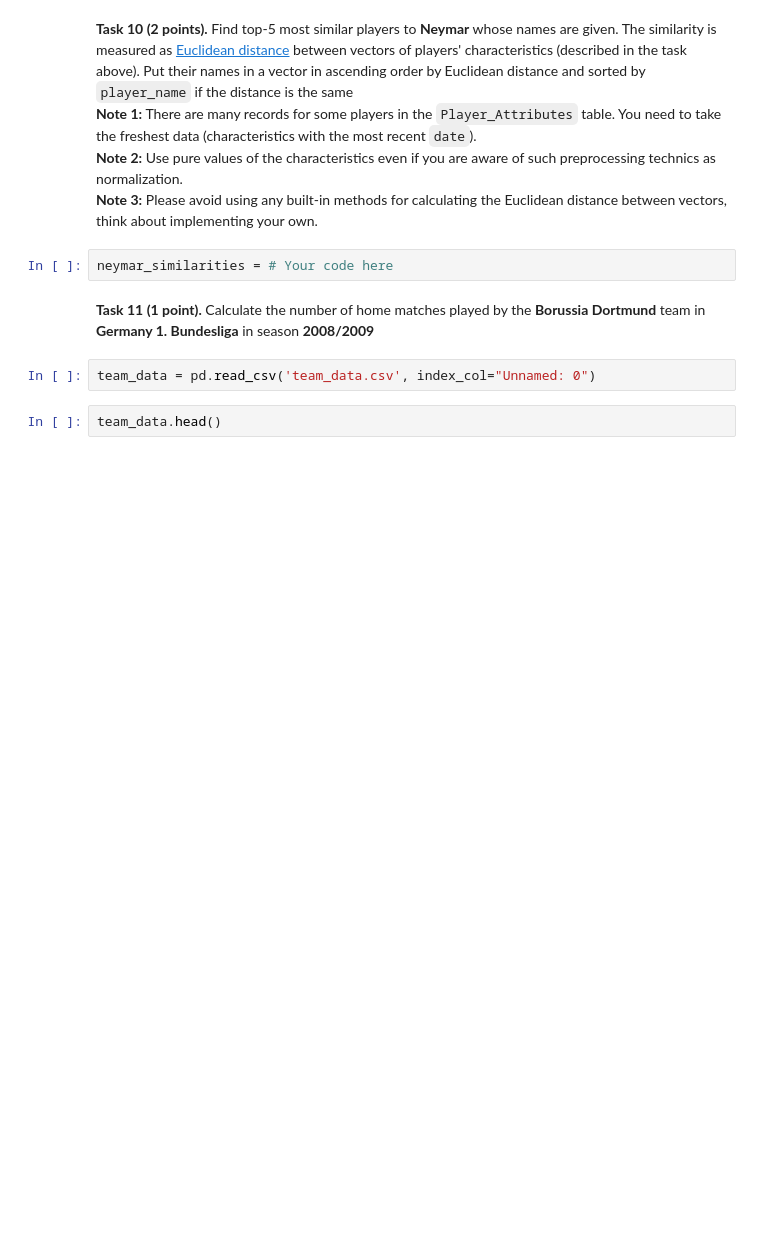
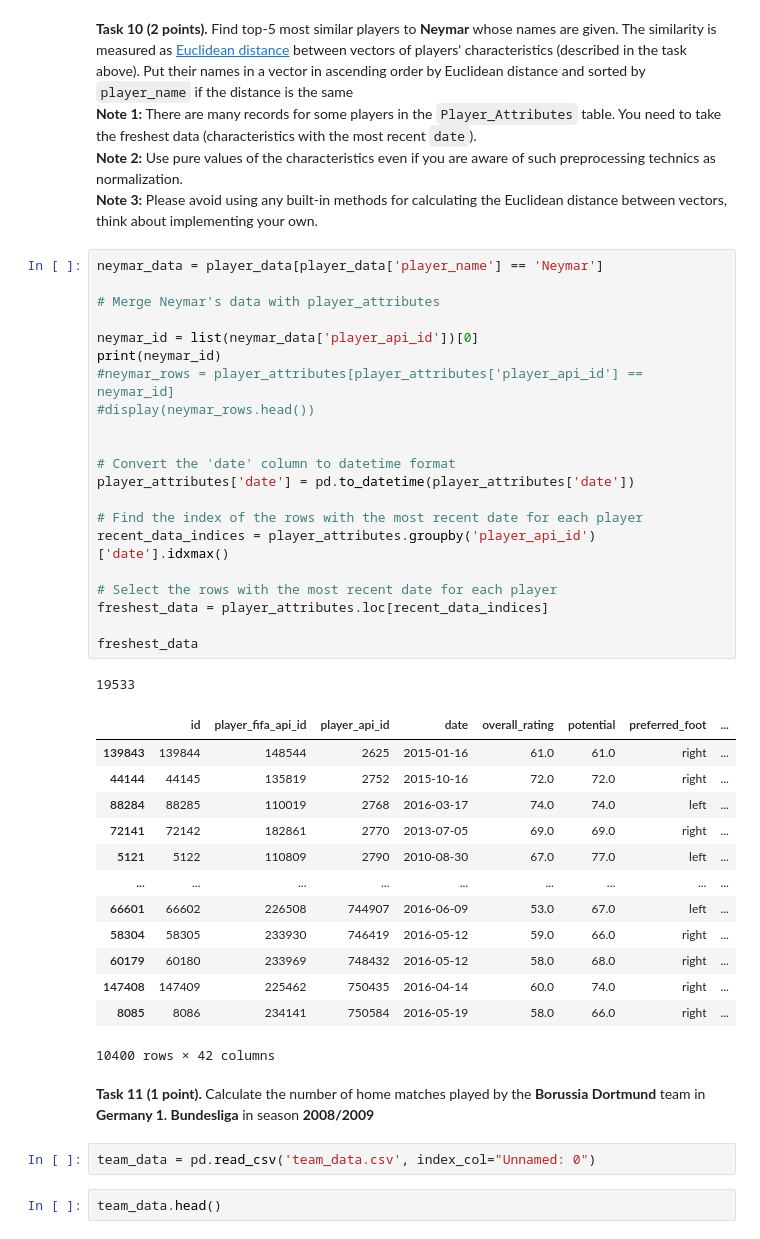
Before and after one commit to OleksiiLatypov/DRU_Data_Science_Fundamentals, a Jupyter notebook: test_task.ipynb, the cells around one changed output. Drawn from its saved outputs; the diff is of its cells as text; blank space fills up the shorter version.

```diff
--- a/test_task.ipynb
+++ b/test_task.ipynb
@@ -146,8 +201,42 @@ top_correlated_features = # Your code here
 **Note 1:** There are many records for some players in the `Player_Attributes` table. You need to take the freshest data (characteristics with the most recent `date`). <br>
 **Note 2:** Use pure values of the characteristics even if you are aware of such preprocessing technics as normalization. <br>
 **Note 3:** Please avoid using any built-in methods for calculating the Euclidean distance between vectors, think about implementing your own.
-# %%
-neymar_similarities = # Your code here
+# %%
+neymar_data = player_data[player_data['player_name'] == 'Neymar']
+
+# Merge Neymar's data with player_attributes
+
+neymar_id = list(neymar_data['player_api_id'])[0]
+print(neymar_id)
+#neymar_rows = player_attributes[player_attributes['player_api_id'] == neymar_id]
+#display(neymar_rows.head())
+
+
+# Convert the 'date' column to datetime format
+player_attributes['date'] = pd.to_datetime(player_attributes['date'])
+
+# Find the index of the rows with the most recent date for each player
+recent_data_indices = player_attributes.groupby('player_api_id')['date'].idxmax()
+
+# Select the rows with the most recent date for each player
+freshest_data = player_attributes.loc[recent_data_indices]
+
+freshest_data
+# %% [output]
+19533
+|  | id | player_fifa_api_id | player_api_id | date | overall_rating | potential | preferred_foot | ... |
+| 139843 | 139844 | 148544 | 2625 | 2015-01-16 | 61.0 | 61.0 | right | ... |
+| 44144 | 44145 | 135819 | 2752 | 2015-10-16 | 72.0 | 72.0 | right | ... |
+| 88284 | 88285 | 110019 | 2768 | 2016-03-17 | 74.0 | 74.0 | left | ... |
+| 72141 | 72142 | 182861 | 2770 | 2013-07-05 | 69.0 | 69.0 | right | ... |
+| 5121 | 5122 | 110809 | 2790 | 2010-08-30 | 67.0 | 77.0 | left | ... |
+| ... | ... | ... | ... | ... | ... | ... | ... | ... |
+| 66601 | 66602 | 226508 | 744907 | 2016-06-09 | 53.0 | 67.0 | left | ... |
+| 58304 | 58305 | 233930 | 746419 | 2016-05-12 | 59.0 | 66.0 | right | ... |
+| 60179 | 60180 | 233969 | 748432 | 2016-05-12 | 58.0 | 68.0 | right | ... |
+| 147408 | 147409 | 225462 | 750435 | 2016-04-14 | 60.0 | 74.0 | right | ... |
+| 8085 | 8086 | 234141 | 750584 | 2016-05-19 | 58.0 | 66.0 | right | ... |
+10400 rows × 42 columns
 # %% [markdown]
 **Task 11 (1 point).** Calculate the number of home matches played by the **Borussia Dortmund** team in **Germany 1. Bundesliga** in season **2008/2009**
 # %%
```
Also changed, not shown: parts of 23 cells of this notebook.
